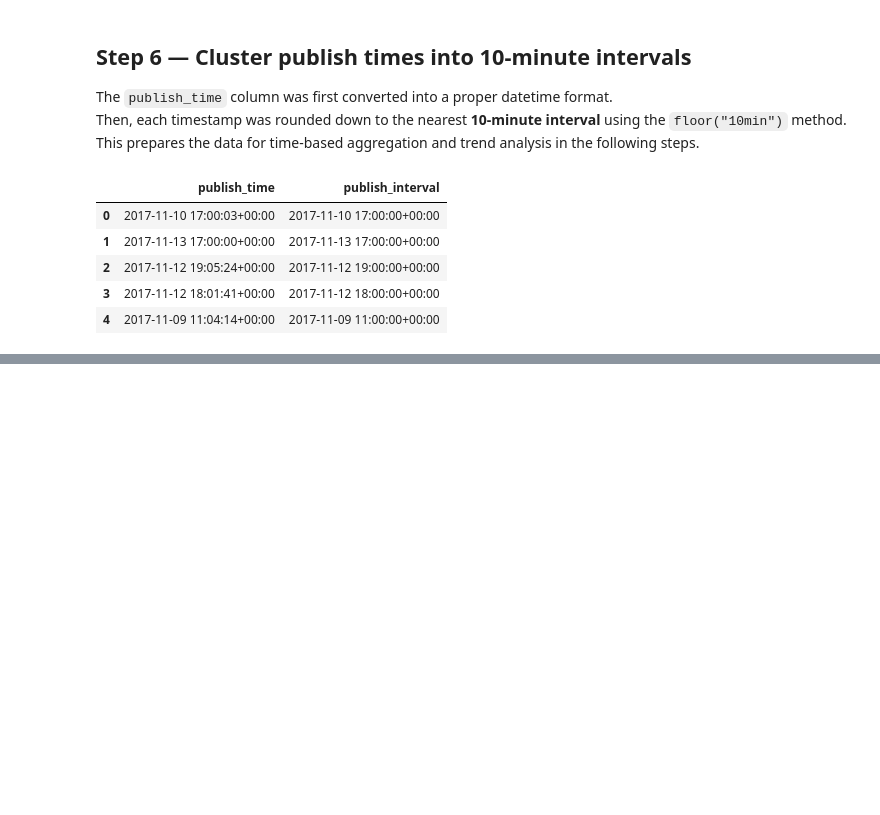
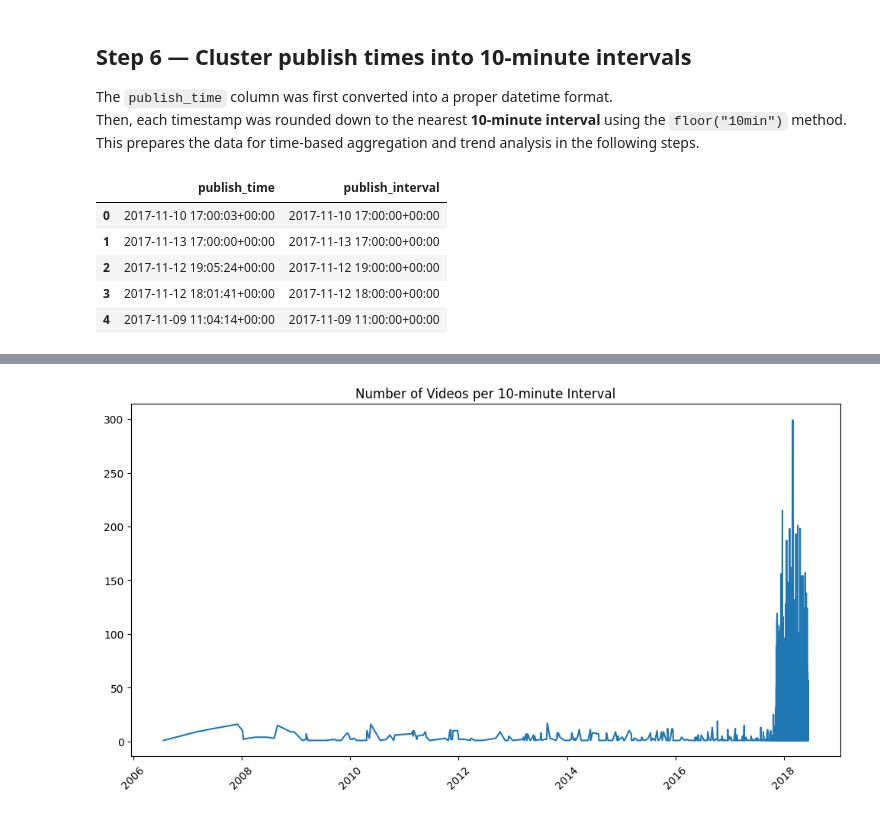
Before and after one commit to aminsaberi52/yt-trending-project-2025, a Jupyter notebook: yt-trending-project-2025.ipynb, the cells around one changed output, grey strips where cells are left out. Cells and saved outputs as stored; diff of their text form; code cells hidden in the pictures; blank space fills up the shorter version.

Commit message:
Implement step 7: compute per-interval statistics and add plot

```diff
--- a/yt-trending-project-2025.ipynb
+++ b/yt-trending-project-2025.ipynb
@@ -285,0 +314,14 @@ all_videos[["publish_time", "publish_interval"]].head()
+# %%
+# Part 7 - Statistics per 10-minute publish interval
+
+interval_stats = (
+    all_videos.groupby("publish_interval")
+    .agg(
+        videos_count=("video_id", "count"),
+        avg_likes=("likes", "mean"),
+        avg_dislikes=("dislikes", "mean")
+    )
+    .reset_index()
+)
+
+interval_stats.head()
@@ -285,0 +335,8 @@ all_videos[["publish_time", "publish_interval"]].head()
+# %%
+plt.figure(figsize=(12,6))
+plt.plot(interval_stats["publish_interval"], interval_stats["videos_count"])
+plt.xticks(rotation=45)
+plt.title("Number of Videos per 10-minute Interval")
+plt.show()
+# %% [output]
+[figure, added]
```
Also changed, not shown: parts of 5 cells of this notebook.
